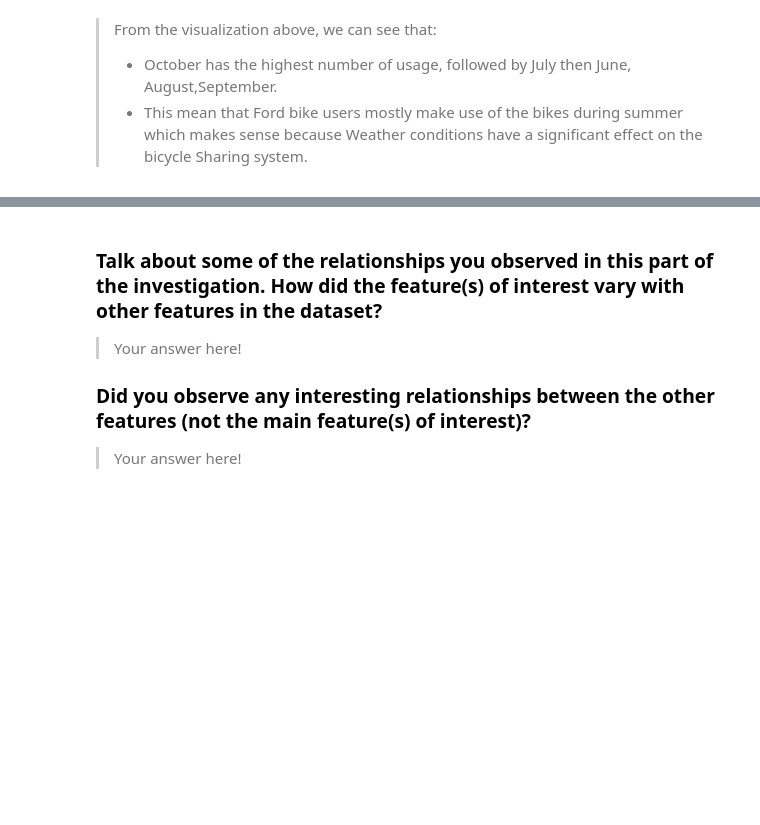
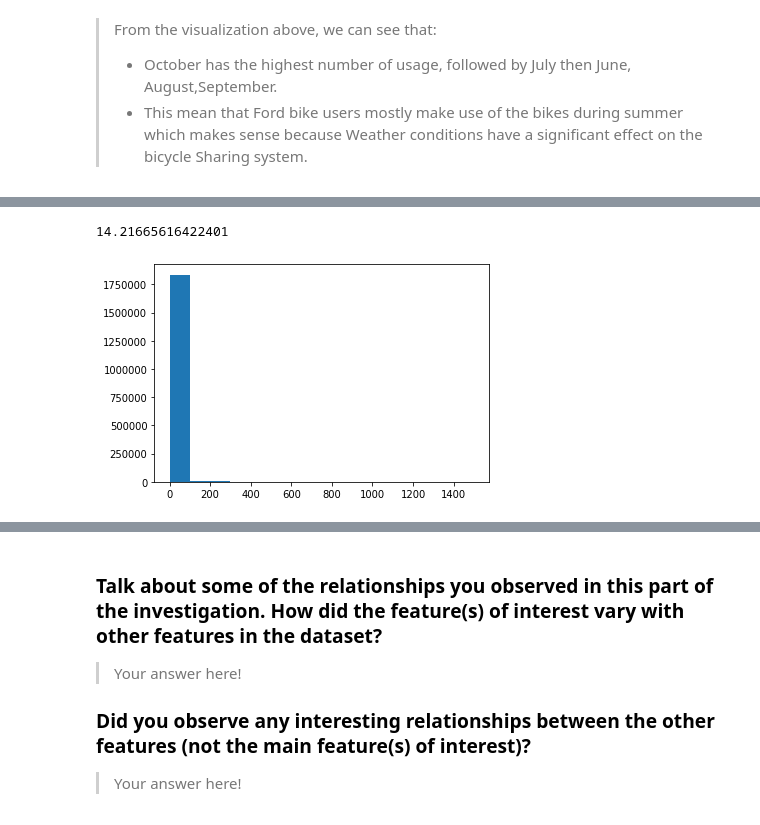
Before and after one commit to bukky24/UdacityCommunicateDataFindings, a Jupyter notebook: exploration_template.ipynb, the cells around one changed output, grey strips where cells are left out. Saved outputs shown, nothing was run; the diff lists cells and outputs as text; code cells hidden in the pictures; blank space fills up the shorter version.

```diff
--- a/exploration_template.ipynb
+++ b/exploration_template.ipynb
@@ -296,0 +309,9 @@ you plan on investigating next.
+# %%
+df.duration_min.mean()
+# %% [output]
+14.21665616422401
+# %%
+bin_edges = np.arange(0, df['duration_min'].max()+100, 100)
+plt.hist(data = df, x = 'duration_min', bins = bin_edges);
+# %% [output]
+[figure, added]
```
Also changed, not shown: parts of 20 cells of this notebook.
